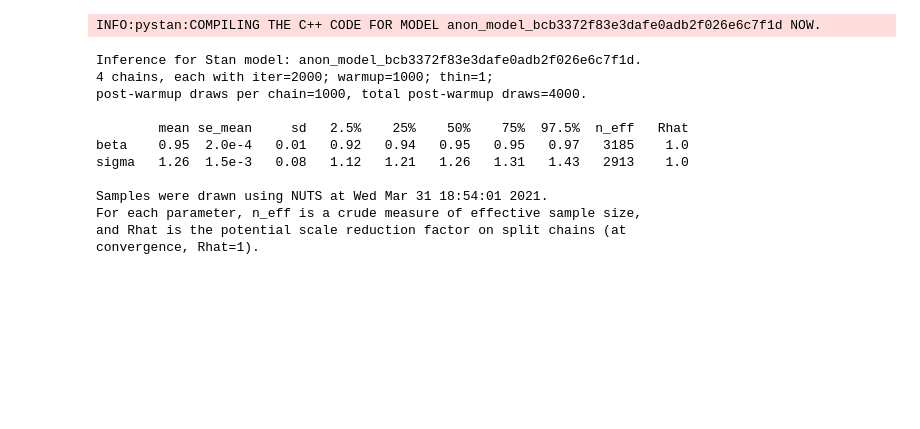
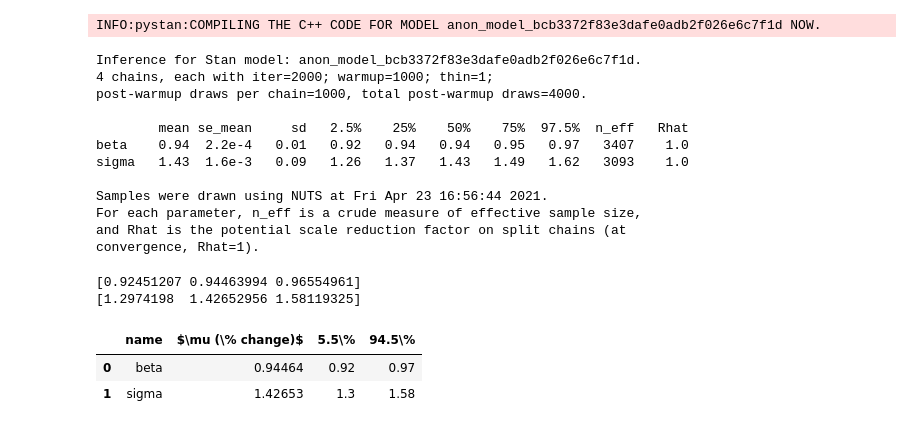
Before and after one commit to josephbb/CommunityNotesSim, a Jupyter notebook: Analysis.ipynb, the cells around one changed output. Saved outputs shown, nothing was run; the diff lists cells and outputs as text; code cells hidden in the pictures; blank space fills up the shorter version.

```diff
--- a/Analysis.ipynb
+++ b/Analysis.ipynb
@@ -696,7 +724,7 @@ neg_binom_glm = pystan.StanModel(file='./src/neg_binom.stan')
 # %% [output]
 INFO:pystan:COMPILING THE C++ CODE FOR MODEL anon_model_bcb3372f83e3dafe0adb2f026e6c7f1d NOW.
 # %%
-neg_binom_samples = srcadj.sample_neg_binom(neg_binom_glm, max_events_incidents)
+neg_binom_samples,x_sim = srcadj.sample_neg_binom(neg_binom_glm, max_events_incidents)
 print(pystan.stansummary(neg_binom_samples,pars=['beta','sigma']))
 # %% [output]
 Inference for Stan model: anon_model_bcb3372f83e3dafe0adb2f026e6c7f1d.
@@ -704,25 +732,33 @@ Inference for Stan model: anon_model_bcb3372f83e3dafe0adb2f026e6c7f1d.
 post-warmup draws per chain=1000, total post-warmup draws=4000.
 
         mean se_mean     sd   2.5%    25%    50%    75%  97.5%  n_eff   Rhat
-beta    0.95  2.0e-4   0.01   0.92   0.94   0.95   0.95   0.97   3185    1.0
-sigma   1.26  1.5e-3   0.08   1.12   1.21   1.26   1.31   1.43   2913    1.0
+beta    0.94  2.2e-4   0.01   0.92   0.94   0.94   0.95   0.97   3407    1.0
+sigma   1.43  1.6e-3   0.09   1.26   1.37   1.43   1.49   1.62   3093    1.0
 
-Samples were drawn using NUTS at Wed Mar 31 18:54:01 2021.
+Samples were drawn using NUTS at Fri Apr 23 16:56:44 2021.
 For each parameter, n_eff is a crude measure of effective sample size,
 and Rhat is the potential scale reduction factor on split chains (at
 convergence, Rhat=1).
 # %%
 ci_beta = np.percentile(neg_binom_samples['beta'], q=[5.5,50,94.5])
 ci_sigma = np.percentile(neg_binom_samples['beta'], q=[5.5,50,94.5])
 outrows = []
 
 for name in ['beta','sigma']:
     ci = np.percentile(neg_binom_samples[name], q=[5.5,50,94.5])
+    print(ci)
     outrows.append({'name':name,
      '$\mu (\% change)$':ci[1],
-     '5.5\%':str(int(ci[0])),
-     '94.5\%':str(int(ci[2]))})
+     '5.5\%':str(np.round(ci[0],2)),
+     '94.5\%':str(np.round(ci[2],2))})
 pd.DataFrame(outrows).to_latex('./output/tables/LogNormalRegression.tex',index=False)
+pd.DataFrame(outrows)
+# %% [output]
+[0.92451207 0.94463994 0.96554961]
+[1.2974198  1.42652956 1.58119325]
+|  | name | $\mu (\% change)$ | 5.5\% | 94.5\% |
+| 0 | beta | 0.94464 | 0.92 | 0.97 |
+| 1 | sigma | 1.42653 | 1.3 | 1.58 |
 # %%
 import src.adjustment as srcadj
 order = [0,36,37,38,35]
```
Also changed, not shown: parts of 21 cells of this notebook, 4 other files.
